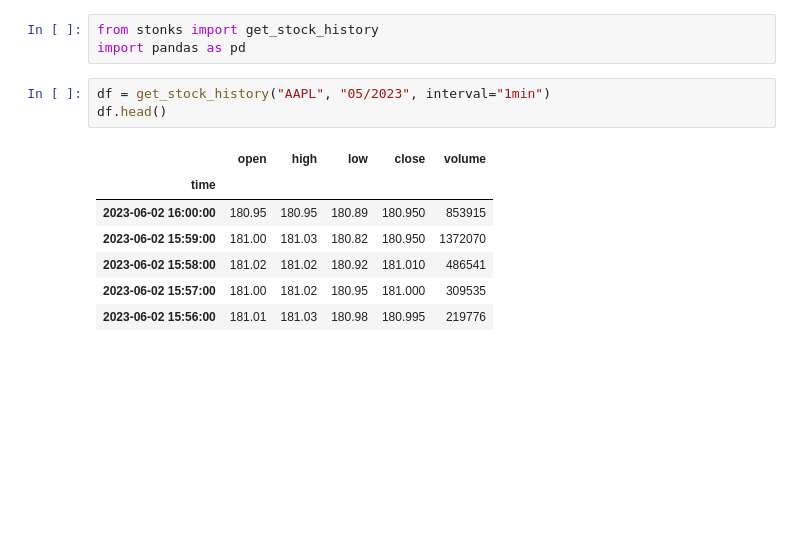
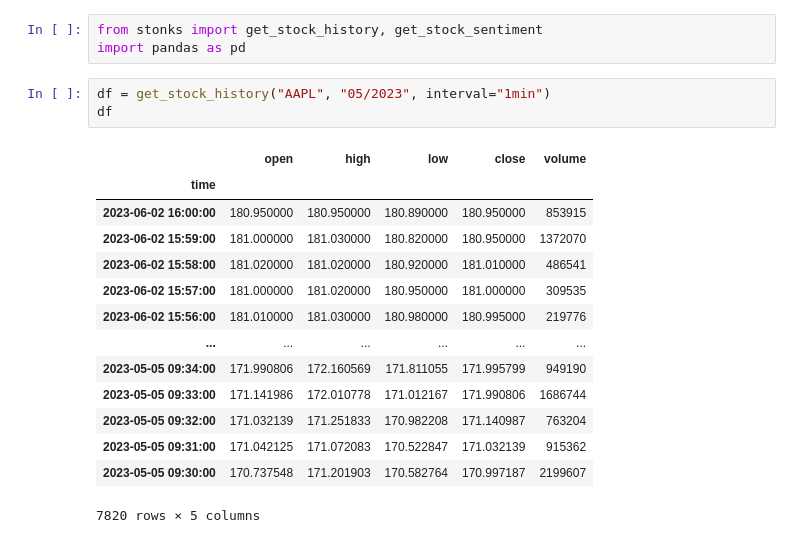
Before and after one commit to censorflow/stonks, a Jupyter notebook: stonks.ipynb, the cells around one changed output. Saved outputs shown, nothing was run; the diff lists cells and outputs as text; blank space fills up the shorter version.

```diff
--- a/stonks.ipynb
+++ b/stonks.ipynb
@@ -1,14 +1,21 @@
 # %%
-from stonks import get_stock_history
+from stonks import get_stock_history, get_stock_sentiment
 import pandas as pd
 # %%
 df = get_stock_history("AAPL", "05/2023", interval="1min")
-df.head()
+df
 # %% [output]
 |  | open | high | low | close | volume |
 | time |  |  |  |  |  |
-| 2023-06-02 16:00:00 | 180.95 | 180.95 | 180.89 | 180.950 | 853915 |
-| 2023-06-02 15:59:00 | 181.00 | 181.03 | 180.82 | 180.950 | 1372070 |
-| 2023-06-02 15:58:00 | 181.02 | 181.02 | 180.92 | 181.010 | 486541 |
-| 2023-06-02 15:57:00 | 181.00 | 181.02 | 180.95 | 181.000 | 309535 |
-| 2023-06-02 15:56:00 | 181.01 | 181.03 | 180.98 | 180.995 | 219776 |
+| 2023-06-02 16:00:00 | 180.950000 | 180.950000 | 180.890000 | 180.950000 | 853915 |
+| 2023-06-02 15:59:00 | 181.000000 | 181.030000 | 180.820000 | 180.950000 | 1372070 |
+| 2023-06-02 15:58:00 | 181.020000 | 181.020000 | 180.920000 | 181.010000 | 486541 |
+| 2023-06-02 15:57:00 | 181.000000 | 181.020000 | 180.950000 | 181.000000 | 309535 |
+| 2023-06-02 15:56:00 | 181.010000 | 181.030000 | 180.980000 | 180.995000 | 219776 |
+| ... | ... | ... | ... | ... | ... |
+| 2023-05-05 09:34:00 | 171.990806 | 172.160569 | 171.811055 | 171.995799 | 949190 |
+| 2023-05-05 09:33:00 | 171.141986 | 172.010778 | 171.012167 | 171.990806 | 1686744 |
+| 2023-05-05 09:32:00 | 171.032139 | 171.251833 | 170.982208 | 171.140987 | 763204 |
+| 2023-05-05 09:31:00 | 171.042125 | 171.072083 | 170.522847 | 171.032139 | 915362 |
+| 2023-05-05 09:30:00 | 170.737548 | 171.201903 | 170.582764 | 170.997187 | 2199607 |
+7820 rows × 5 columns
```
Also changed, not shown: parts of 1 cell of this notebook, 1 other file.
